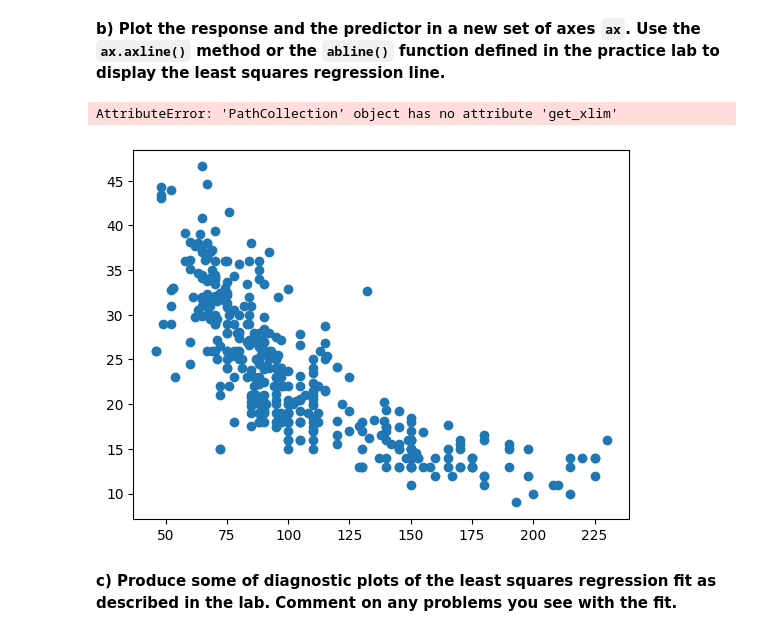
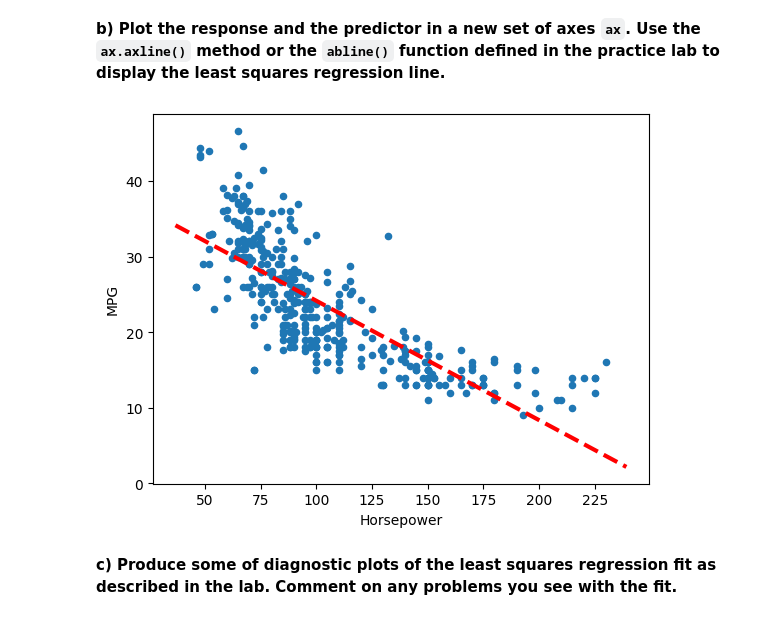
Before and after one commit to WillDBM/DATA-303, a Jupyter notebook: Lab/Armentrout_William_Lab2.ipynb, the cells around one changed output. Drawn from its saved outputs; the diff is of its cells as text; code cells hidden in the pictures.

```diff
--- a/Lab/Armentrout_William_Lab2.ipynb
+++ b/Lab/Armentrout_William_Lab2.ipynb
@@ -84,14 +84,13 @@ def abline(ax, b, m, *args, **kwargs):
     ylim = [m * xlim[0] + b, m * xlim[1] + b]
     ax.plot(xlim, ylim, *args, **kwargs)
 # %%
-ax = plt.scatter(auto['horsepower'], auto['mpg'])
+ax = auto.plot.scatter(x='horsepower', y='mpg')
 abline(ax, 39.9359, -0.1578, 'r--', linewidth=3)
 ax.set_xlabel('Horsepower')
 ax.set_ylabel('MPG')
 plt.show()
 # %% [output]
-AttributeError: 'PathCollection' object has no attribute 'get_xlim'
-[figure, old version]
+[figure, new version]
 # %% [markdown]
 **c) Produce some of diagnostic plots of the least squares regression
 fit as described in the lab. Comment on any problems you see
```
Also changed, not shown: parts of 4 cells of this notebook.
